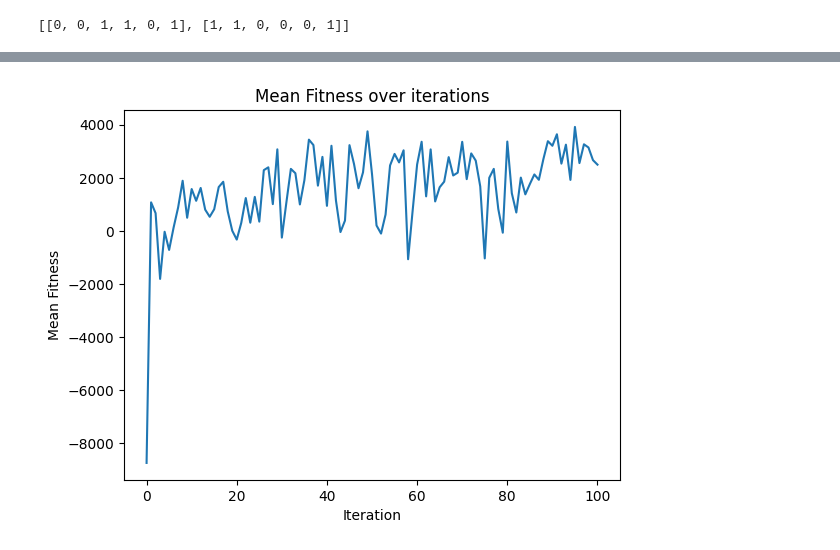
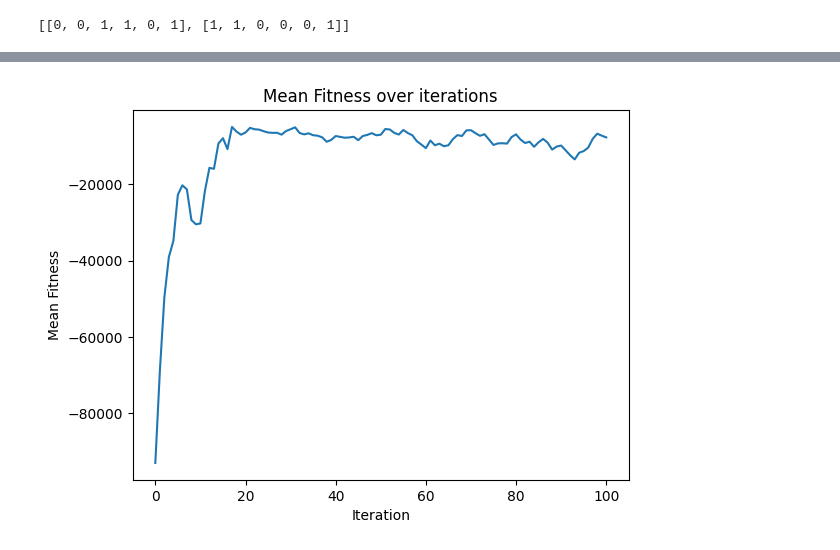
Before and after one commit to altayelmas/genetic, a Jupyter notebook: proje.ipynb, the cells around one changed output, grey strips where cells are left out. Cells and saved outputs as stored; diff of their text form; code cells hidden in the pictures.

```diff
--- a/proje.ipynb
+++ b/proje.ipynb
@@ -59,6 +96,6 @@ def initializePopulation(populationSize: int, chromosomeSize: int, seed: int = N
 # %%
-def sortPopulation(population: list[list], maxWeight: int, negative: bool):
-    return sorted(population, key=lambda individual: calculateFitness(individual, maxWeight, negative), reverse=True)
+def sortPopulation(population: list[list], maxWeight: int, negative: bool, penaltyFactor: int = 1.5):
+    return sorted(population, key=lambda individual: calculateFitness(individual, maxWeight, negative, penaltyFactor), reverse=True)
 
 population = initializePopulation(5, 5, 42)
 for i in population:
@@ -108,7 +145,7 @@ def rouletteWheelSelection(population: list[list], maxWeight: int):
         if prob_sum > roulette:
             return population[i]
 # %%
-def tournamentSelection(population: list[list], tournamentSize: int, maxWeight: int):
+def tournamentSelection(population: list[list], tournamentSize: int, maxWeight: int, penaltyFactor: int = 1.5):
     # tournamentSize amount of individuals are selected for the tournament
     randomIndividuals = random.sample(range(0, len(population)), tournamentSize)
     bestFitness = -1
@@ -118,7 +155,7 @@ def tournamentSelection(population: list[list], tournamentSize: int, maxWeight:
     for i in randomIndividuals:
         # Individual with best fitness wins the tournament
         # This individual is selected
-        fitness = calculateFitness(population[i], maxWeight, False)
+        fitness = calculateFitness(population[i], maxWeight, False, penaltyFactor)
         #print(f"Individual {i}, fitness {fitness}")
         if fitness > bestFitness:
             bestFitness = fitness
@@ -217,7 +254,7 @@ print(offsprings)
 # %%
-def uniformCrossover(firstParent: list, secondParent: list, maxWeight: int):
-    firstFitness = calculateFitness(firstParent, maxWeight, True)
-    secondFitness = calculateFitness(secondParent, maxWeight, True)
+def uniformCrossover(firstParent: list, secondParent: list, maxWeight: int, penaltyFactor: int = 1.5):
+    firstFitness = calculateFitness(firstParent, maxWeight, True, penaltyFactor)
+    secondFitness = calculateFitness(secondParent, maxWeight, True, penaltyFactor)
 
     minFitness = min(firstFitness, secondFitness)
     if minFitness <= 0:
@@ -225,8 +262,12 @@ def uniformCrossover(firstParent: list, secondParent: list, maxWeight: int):
         firstFitness += shift
         secondFitness += shift
 
+    if (firstFitness == 0 and secondFitness == 0):
+        probability = 0.5
     # Probability in the uniform crossover is fp_1 / (fp_1 + fp_2), where fp_1 is the fitness of the first parent and fp_2 is the fitness of the second parent
-    probability = firstFitness / (firstFitness + secondFitness)
+    else:
+        probability = firstFitness / (firstFitness + secondFitness)
+
 
     firstOffspring = []
     secondOffspring = []
@@ -275,52 +316,57 @@ import matplotlib.pyplot as plt
 populationSize = 100
 chromosomeSize = 100
 seed = 42
-population = initializePopulation(populationSize, chromosomeSize, seed)
+maxWeight = 1000
+#population = initializePopulation(populationSize, chromosomeSize, seed)
+population = initializePopulationWithMaxWeight(populationSize, chromosomeSize, maxWeight, seed, 0.75)
 
-def geneticAlgorithm(population: list[list], maxWeight: int, generations: int, elitSize: int):
+def geneticAlgorithm(population: list[list], maxWeight: int, generations: int, elitSize: int, penaltyFactor: int = 1.5):
+
     meanFitness = []
-    fitnessList = [calculateFitness(i, maxWeight, True) for i in population]
+    fitnessList = [calculateFitness(i, maxWeight, True, penaltyFactor) for i in population]
     mean = np.mean(fitnessList)
     meanFitness.append(mean)
 
+
     for i in range(generations):
-        sortedPopulation = sortPopulation(population, maxWeight, True)
+        sortedPopulation = sortPopulation(population, maxWeight, True, penaltyFactor)
         new_population = sortedPopulation[:elitSize]
         while len(new_population) != len(population):
 
-            firstIndividual = tournamentSelection(population, 2, maxWeight)
-            secondIndividual = tournamentSelection(population, 2, maxWeight)
+            firstIndividual = tournamentSelection(population, 2, maxWeight, penaltyFactor)
+            secondIndividual = tournamentSelection(population, 2, maxWeight, penaltyFactor)
 
-            #firstIndividual = rouletteWheelSelection(population, maxWeight)
-            #secondIndividual = rouletteWheelSelection(population, maxWeight)
+            #firstIndividual = rouletteWheelSelection(population, maxWeight, penaltyFactor)
+            #secondIndividual = rouletteWheelSelection(population, maxWeight, penaltyFactor)
 
             #offsprings = singlePointCrossover(firstIndividual, secondIndividual)
-            offsprings = uniformCrossover(firstIndividual, secondIndividual, maxWeight)
+            offsprings = uniformCrossover(firstIndividual, secondIndividual, maxWeight, penaltyFactor)
             #offsprings = multiplePointCrossover(firstIndividual, secondIndividual)
             offsprings[0] = mutation(offsprings[0], len(offsprings[0]))
             offsprings[1] = mutation(offsprings[1], len(offsprings[1]))
 
             new_population.extend(offsprings)
 
         population = new_population
         #print(f"Generation {i}")
         #print(population)
 
-        fitnessList = [calculateFitness(i, maxWeight, True) for i in population]
+        fitnessList = [calculateFitness(i, maxWeight, True, penaltyFactor) for i in population]
         mean = np.mean(fitnessList)
         meanFitness.append(mean)
 
     x = np.arange(0, generations + 1)
     plt.plot(x, meanFitness)
     plt.title("Mean Fitness over iterations")
     plt.xlabel("Iteration")
     plt.ylabel("Mean Fitness")
+
     return population
 
-maxWeight = 20000
 generations = 100
 elitismSize = 2
-new = geneticAlgorithm(population, maxWeight, generations, elitismSize)
+penaltyFactor = 1.2
+new = geneticAlgorithm(population, maxWeight, generations, elitismSize, penaltyFactor)
 # %% [output]
-[figure, old version]
+[figure, new version]
 # %%
```
Also changed, not shown: parts of 11 cells of this notebook.
